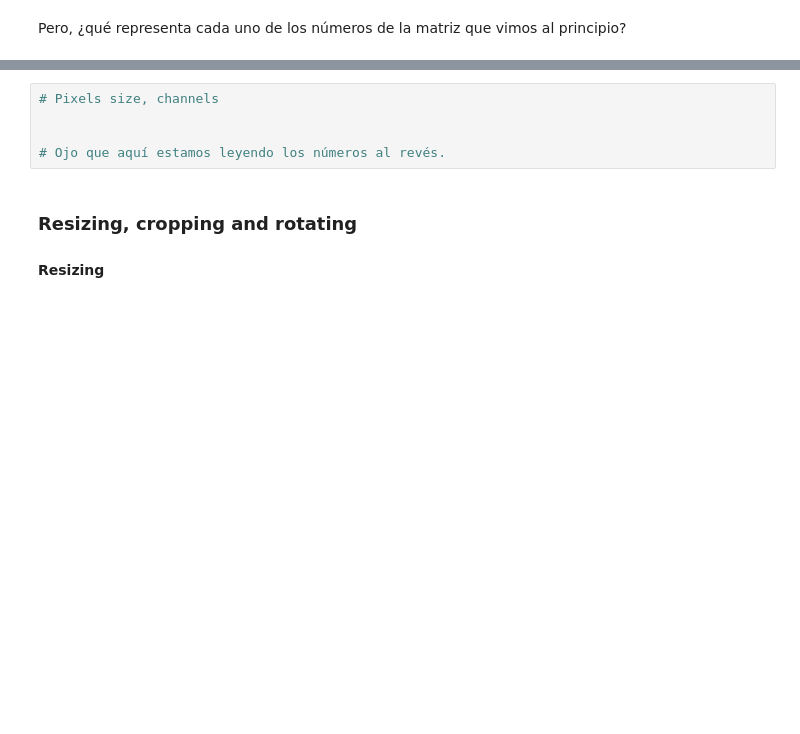
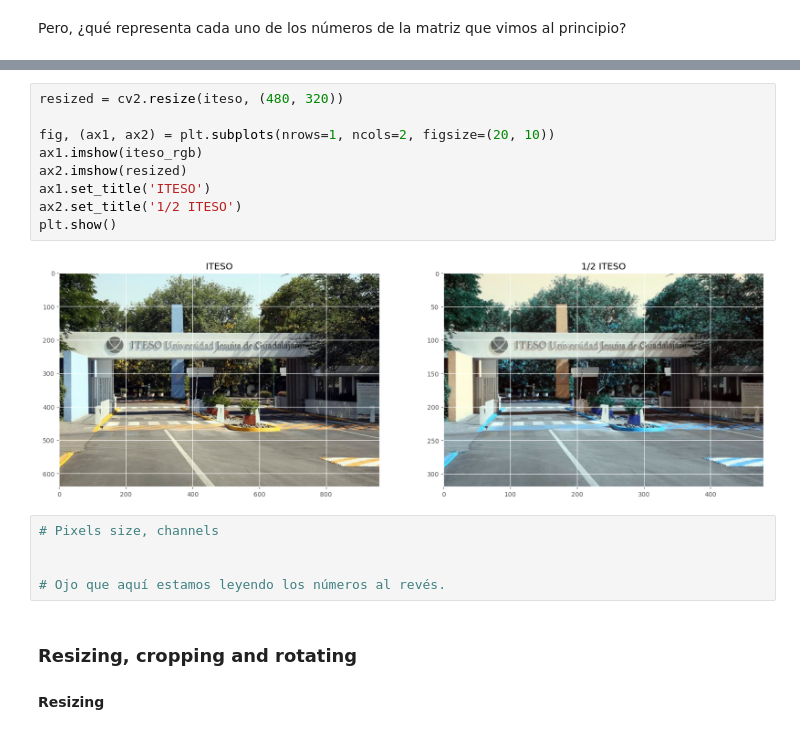
Before and after one commit to bielng/Data-Lab, a Jupyter notebook: 1,1_clase_202101 (1).ipynb, the cells around one changed output, grey strips where cells are left out. Cells and saved outputs as stored; diff of their text form; blank space fills up the shorter version.

Commit message:
cv2 resized

```diff
--- a/1,1_clase_202101 (1).ipynb
+++ b/1,1_clase_202101 (1).ipynb
@@ -150,6 +160,17 @@ Notemos que los colores están claramente distorsionados.
 Pero, ¿qué representa cada uno de los números de la matriz que vimos al principio?
 # %% [markdown]
 <img src ='image-in-2d.png' width="400" height="100"/> <img src ='image-in-3d.png' width="400" height="100"/>
+# %%
+resized = cv2.resize(iteso, (480, 320))
+
+fig, (ax1, ax2) = plt.subplots(nrows=1, ncols=2, figsize=(20, 10))
+ax1.imshow(iteso_rgb)
+ax2.imshow(resized)
+ax1.set_title('ITESO')
+ax2.set_title('1/2 ITESO')
+plt.show()
+# %% [output]
+[figure, added]
 # %%
 # Pixels size, channels
 
```
Also changed, not shown: parts of 2 cells of this notebook.
